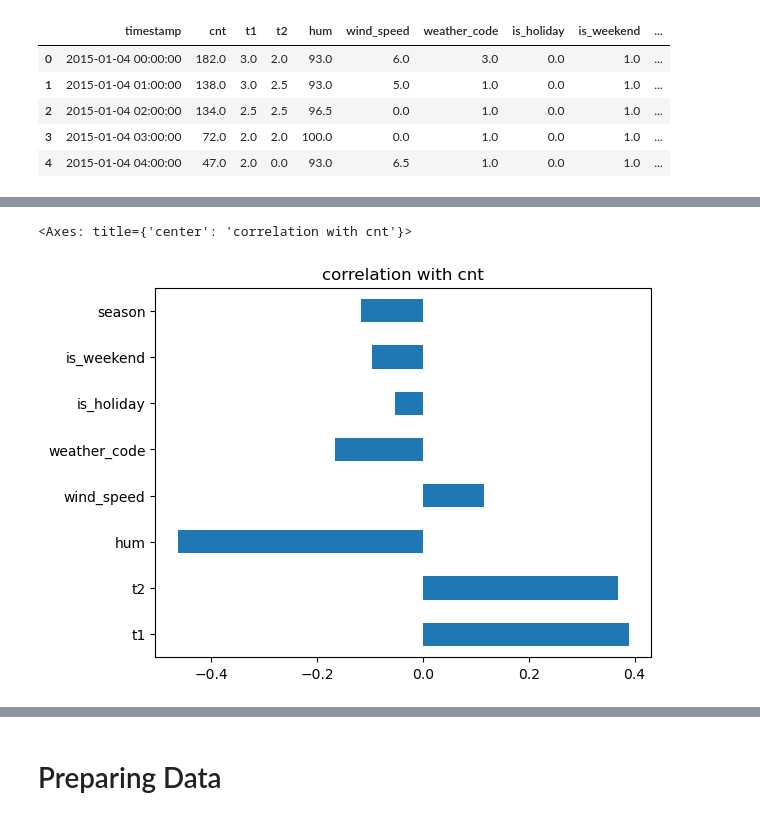
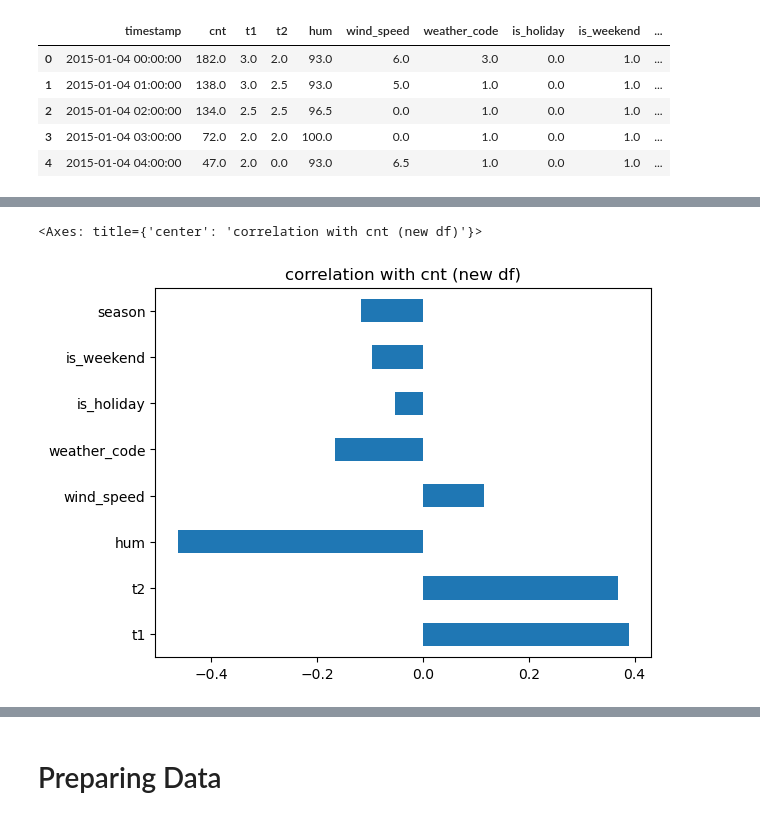
Before and after one commit to yunama47/london-bike-sharing, a Jupyter notebook: london-bike-sharing.ipynb, the cells around one changed output, grey strips where cells are left out. Saved outputs shown, nothing was run; the diff lists cells and outputs as text; code cells hidden in the pictures.

```diff
--- a/london-bike-sharing.ipynb
+++ b/london-bike-sharing.ipynb
@@ -160,9 +171,9 @@ new_bike_sharing.head()
 # %%
 new_bike_sharing.iloc[:,2:].corrwith(new_bike_sharing.cnt).plot\
-.barh(title='correlation with cnt',)
+.barh(title='correlation with cnt (new df)',)
 # %% [output]
-<Axes: title={'center': 'correlation with cnt'}>
+<Axes: title={'center': 'correlation with cnt (new df)'}>
-[figure, old version]
+[figure, new version]
 # %%
 def plot_series(time, series, format="-", start=0, end=None, title='',legend=None):
 
```
Also changed, not shown: parts of 24 cells of this notebook.
